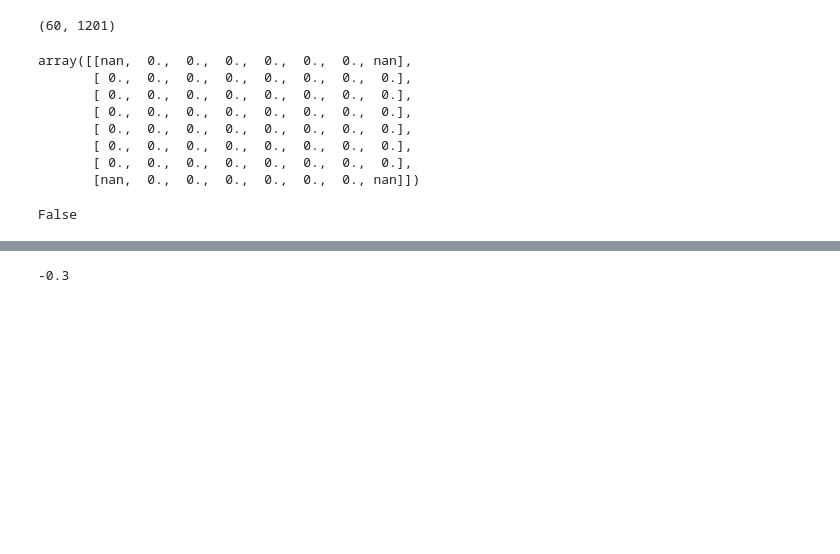
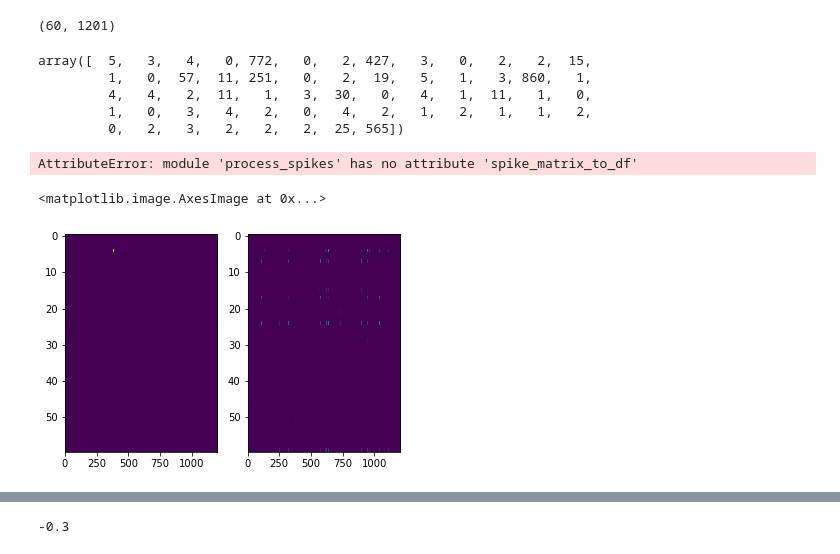
Before and after one commit to Timothysit/mecp2, a Jupyter notebook: python/notebooks/3-panel-test-param-and-pipeline.ipynb, the cells around one changed output, grey strips where cells are left out. Drawn from its saved outputs; the diff is of its cells as text; code cells hidden in the pictures; blank space fills up the shorter version.

```diff
--- a/python/notebooks/3-panel-test-param-and-pipeline.ipynb
+++ b/python/notebooks/3-panel-test-param-and-pipeline.ipynb
@@ -43,3 +47,5 @@ pn.extension()
 [interactive output not drawn]
 [interactive output not drawn]
+# %%
+file_name = '/home/timsit/mecp2/python/notebooks/PAT200219_2C_DIV170001_spikes.pkl'
 # %%
@@ -448,3 +742,5 @@ data_vec = np.sum(SpikeDataInstance.down_sampled_spike_matrix, axis=1)
 np.shape(SpikeDataInstance.down_sampled_spike_matrix)
 # %% [output]
 (60, 1201)
+# %%
+dsamp_matrix = SpikeDataInstance.down_sampled_spike_matrix
@@ -451,15 +749,24 @@ np.shape(SpikeDataInstance.down_sampled_spike_matrix)
+# %%
+spike_per_channel
+# %% [output]
+array([  5,   3,   4,   0, 772,   0,   2, 427,   3,   0,   2,   2,  15,
+         1,   0,  57,  11, 251,   0,   2,  19,   5,   1,   3, 860,   1,
+         4,   4,   2,  11,   1,   3,  30,   0,   4,   1,  11,   1,   0,
+         1,   0,   3,   4,   2,   0,   4,   2,   1,   2,   1,   1,   2,
+         0,   2,   3,   2,   2,   2,  25, 565])
+# %%
+%autoreload
+a = pspikes.spike_matrix_to_df()
+# %% [output]
+AttributeError: module 'process_spikes' has no attribute 'spike_matrix_to_df'
+# %%
+pickle_matrix = dsamp_matrix.copy()
+# %%
+fig, ax = plt.subplots(1, 2)
+ax[0].imshow(pickle_matrix, aspect='auto')
+ax[1].imshow(dsamp_matrix, aspect='auto')
+# %% [output]
+<matplotlib.image.AxesImage at 0x...>
+[figure, added]
 # %%
-SpikeDataInstance.grid_matrix
+SpikeDataInstance.spike_matrix
-# %% [output]
-array([[nan,  0.,  0.,  0.,  0.,  0.,  0., nan],
-       [ 0.,  0.,  0.,  0.,  0.,  0.,  0.,  0.],
-       [ 0.,  0.,  0.,  0.,  0.,  0.,  0.,  0.],
-       [ 0.,  0.,  0.,  0.,  0.,  0.,  0.,  0.],
-       [ 0.,  0.,  0.,  0.,  0.,  0.,  0.,  0.],
-       [ 0.,  0.,  0.,  0.,  0.,  0.,  0.,  0.],
-       [ 0.,  0.,  0.,  0.,  0.,  0.,  0.,  0.],
-       [nan,  0.,  0.,  0.,  0.,  0.,  0., nan]])
-# %%
-SpikeDataInstance.get_spike_triggered
-# %% [output]
-False
```
Also changed, not shown: parts of 35 cells of this notebook.
